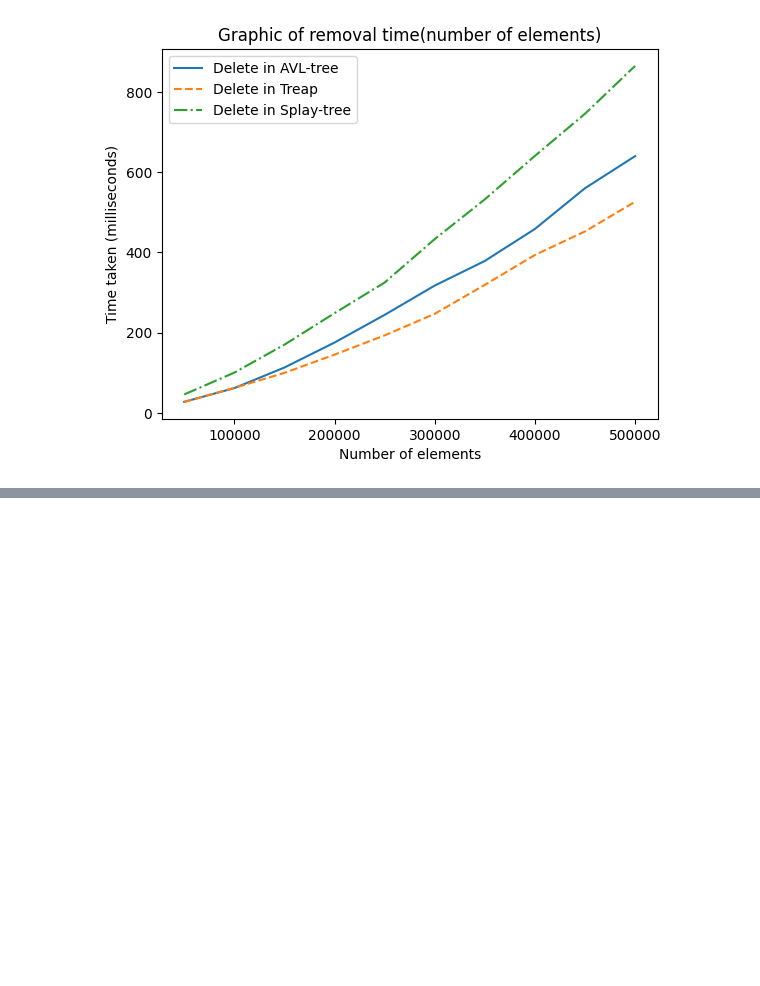
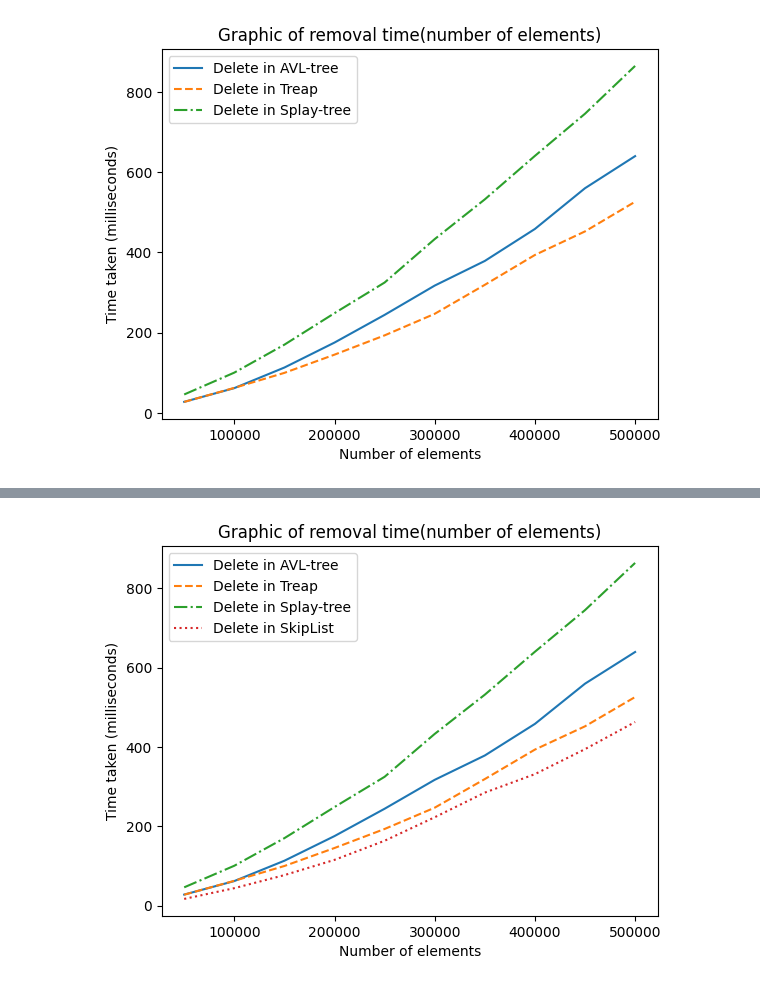
Before and after one commit to Ch1n-ch1nless/MiptLabs, a Jupyter notebook: Laba6/notebook_for_graphics.ipynb, the cells around one changed output, grey strips where cells are left out. Cells and saved outputs as stored; diff of their text form; code cells hidden in the pictures; blank space fills up the shorter version.

```diff
--- a/Laba6/notebook_for_graphics.ipynb
+++ b/Laba6/notebook_for_graphics.ipynb
@@ -110,0 +131,20 @@ plt.show()
+# %%
+import pandas as pd
+import matplotlib.pyplot as plt
+
+# Загрузка данных из входного файла .txt
+data1 = pd.read_csv('TimeTests/delete_avl_file.csv', sep=',', header=None, names=['n', 'time'])
+data2 = pd.read_csv('TimeTests/delete_trp_file.csv', sep=',', header=None, names=['n', 'time'])
+data3 = pd.read_csv('TimeTests/delete_splay_file.csv', sep=',', header=None, names=['n', 'time'])
+data4 = pd.read_csv('TimeTests/delete_list_file.csv', sep=',', header=None, names=['n', 'time'])
+
+# Построение графика
+plt.plot(data1['n'], data1['time'], '-', data2['n'], data2['time'], '--', data3['n'], data3['time'], '-.', data4['n'], data4['time'], ':')
+plt.xlabel('Number of elements')
+plt.ylabel('Time taken (milliseconds)')
+plt.legend(['Delete in AVL-tree', 'Delete in Treap', 'Delete in Splay-tree', 'Delete in SkipList'])
+plt.title('Graphic of removal time(number of elements)')
+plt.savefig('Images/skip_list_delete.png')
+plt.show()
+# %% [output]
+[figure, added]
```
Also changed, not shown: parts of 1 cell of this notebook, 6 other files.
